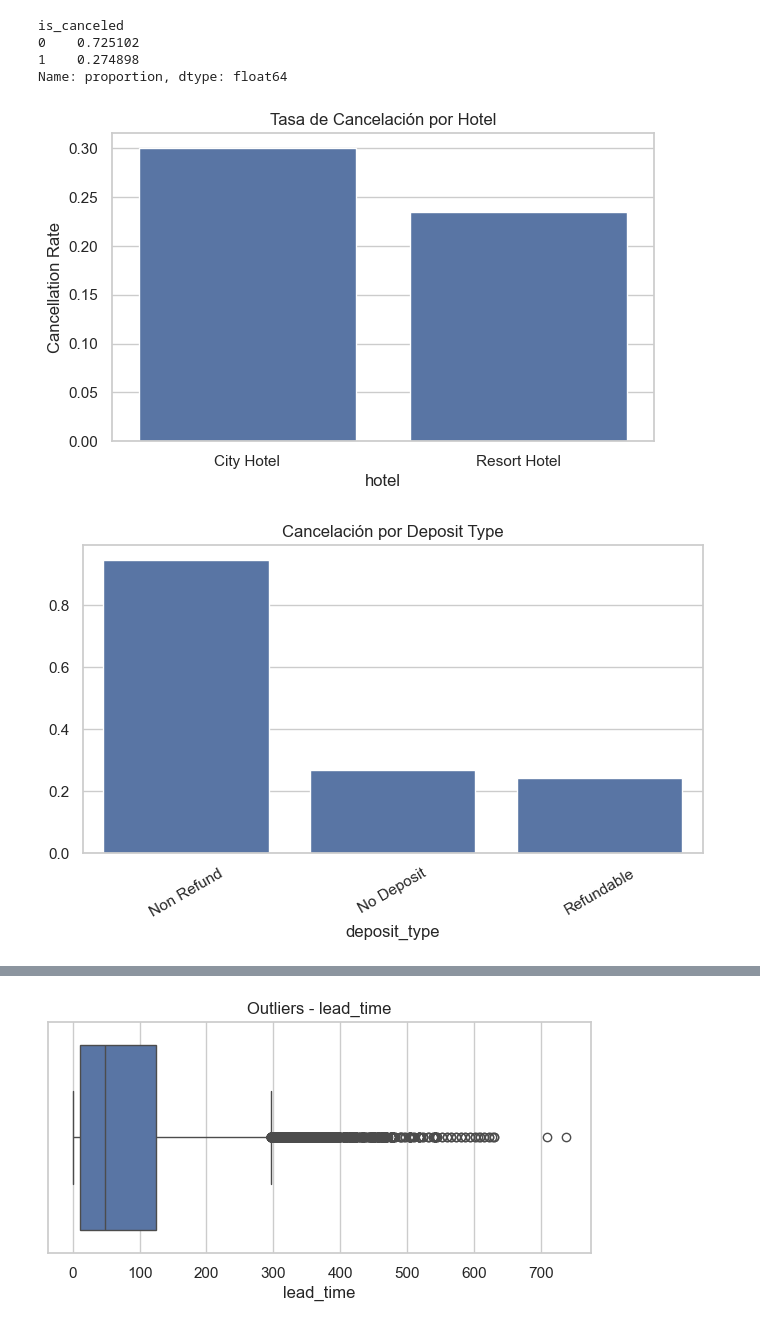
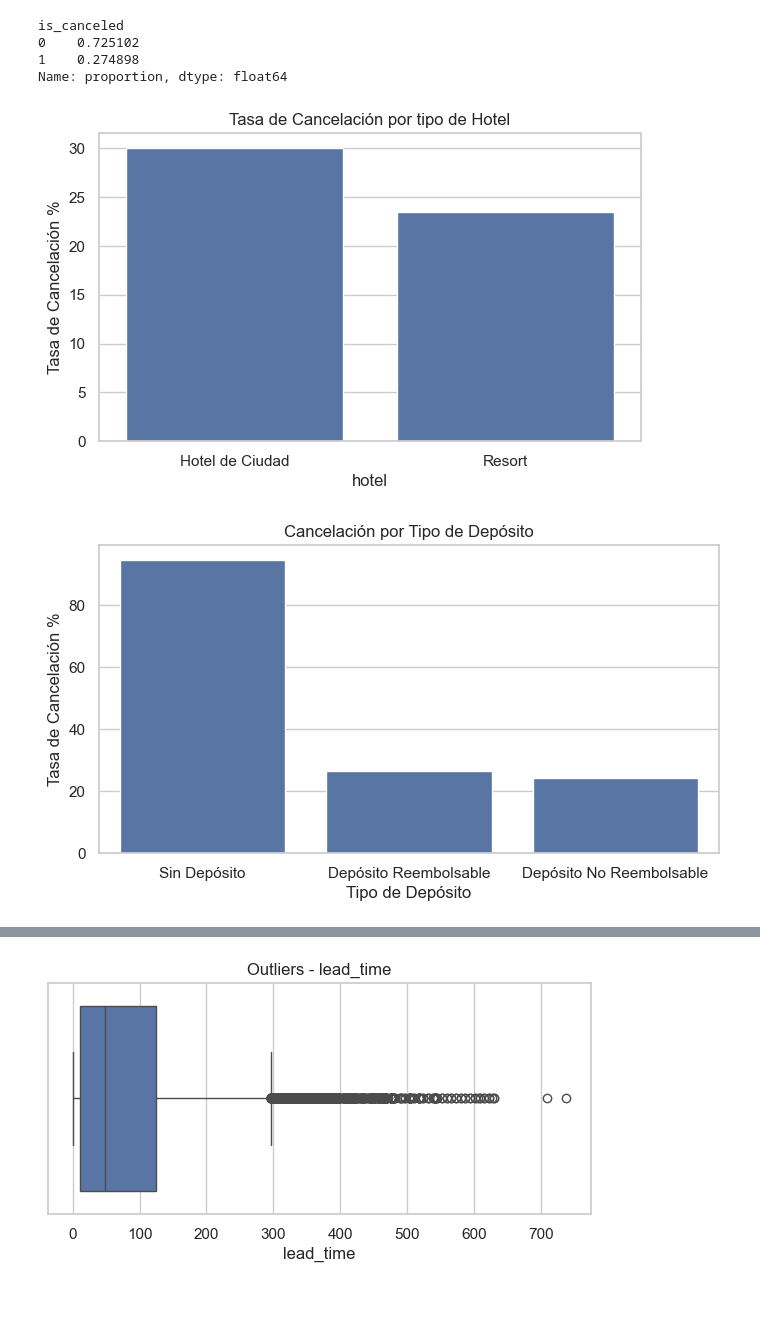
Before and after one commit to prvallejoz/ejercicio3-mcib-b, a Jupyter notebook: TAREA_3_GRUPO_7.ipynb, the cells around one changed output, grey strips where cells are left out. Saved outputs shown, nothing was run; the diff lists cells and outputs as text; code cells hidden in the pictures; blank space fills up the shorter version.

Commit message:
bug and labels fix

```diff
--- a/TAREA_3_GRUPO_7.ipynb
+++ b/TAREA_3_GRUPO_7.ipynb
@@ -254,25 +254,31 @@ Name: proportion, dtype: float64
 # %%
 # 10. CANCELACIÓN POR TIPO DE HOTEL
 
-cancel_hotel = data.groupby('hotel')['is_canceled'].mean().sort_values(ascending=False)
+cancel_hotel = data.groupby('hotel')['is_canceled'].mean()*100
+cancel_hotel = cancel_hotel.sort_values(ascending=False)
 
 plt.figure(figsize=(7,4))
 sns.barplot(x=cancel_hotel.index, y=cancel_hotel.values)
-plt.title("Tasa de Cancelación por Hotel")
-plt.ylabel("Cancellation Rate")
+plt.xticks(ticks=[0, 1], labels=['Hotel de Ciudad', 'Resort'])
+plt.title("Tasa de Cancelación por tipo de Hotel")
+plt.ylabel("Tasa de Cancelación %")
 plt.show()
 # %% [output]
-[figure, old version]
+[figure, new version]
 # %%
 # 11. CANCELACIÓN POR TIPO DE DEPÓSITO
 
-cancel_dep = data.groupby('deposit_type')['is_canceled'].mean().sort_values(ascending=False)
+cancel_dep = data.groupby('deposit_type')['is_canceled'].mean()*100
+cancel_dep = cancel_dep.sort_values(ascending=False)
 
 plt.figure(figsize=(8,4))
 sns.barplot(x=cancel_dep.index, y=cancel_dep.values)
-plt.title("Cancelación por Deposit Type")
-plt.xticks(rotation=30)
+plt.xticks(ticks=[0, 1, 2], labels=['Sin Depósito', 'Depósito Reembolsable', 'Depósito No Reembolsable'])
+plt.title("Cancelación por Tipo de Depósito")
+plt.xticks(rotation=0)
+plt.xlabel("Tipo de Depósito")
+plt.ylabel("Tasa de Cancelación %")
 plt.show()
 # %% [output]
-[figure, old version]
+[figure, new version]
 # %%
```
Also changed, not shown: parts of 6 cells of this notebook.
